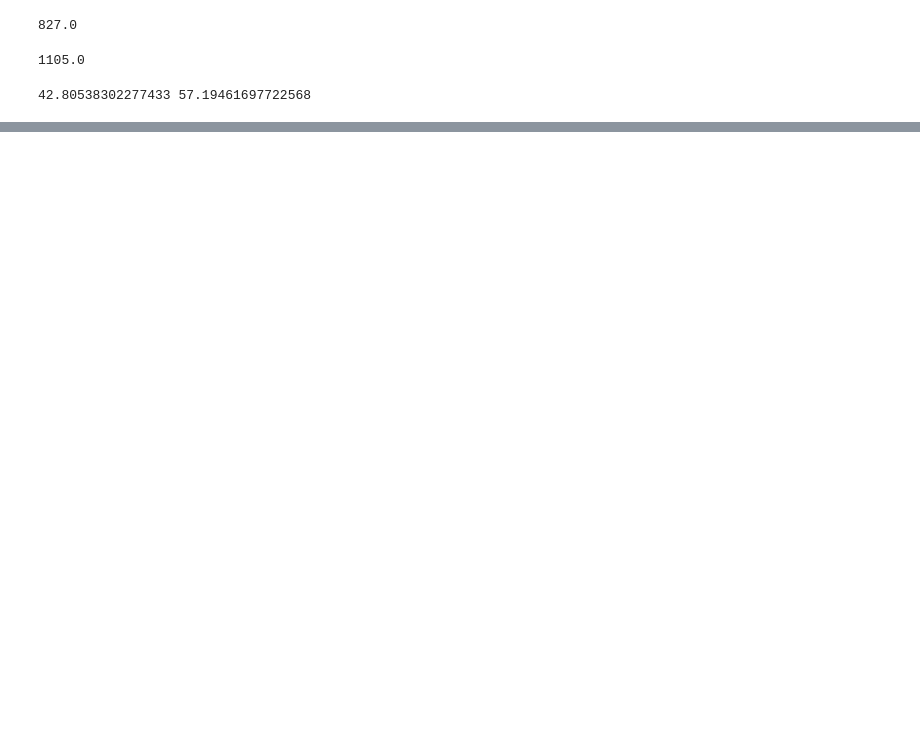
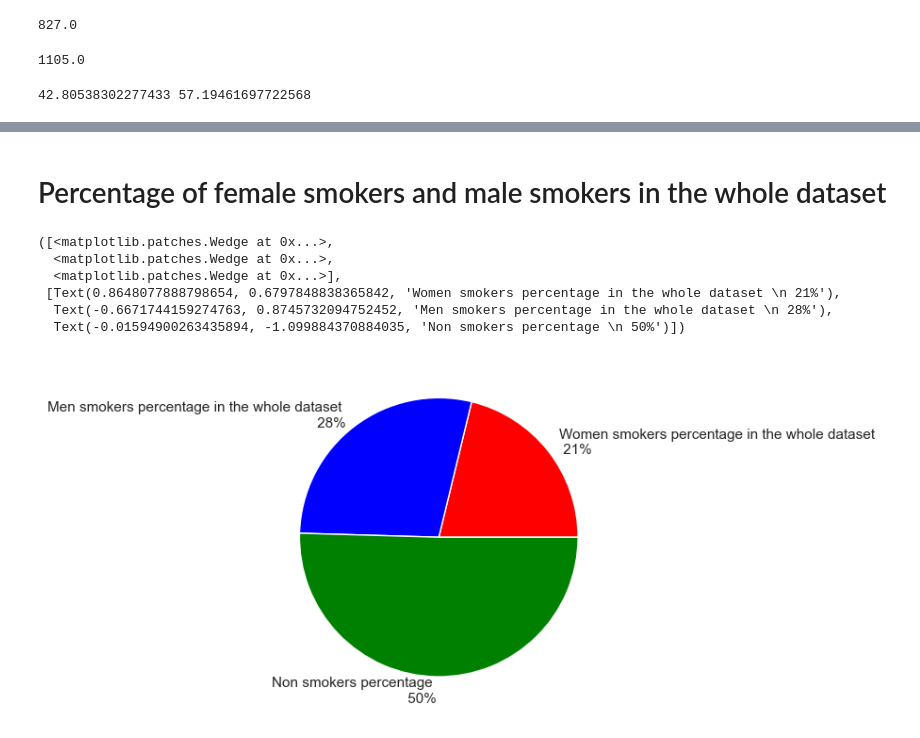
Before and after one commit to RadoslawMroz/smokers-health-data-analysis, a Jupyter notebook: main.ipynb, the cells around one changed output, grey strips where cells are left out. Cells and saved outputs as stored; diff of their text form; code cells hidden in the pictures; blank space fills up the shorter version.

```diff
--- a/main.ipynb
+++ b/main.ipynb
@@ -108,0 +116,19 @@ plt.pie([women_smokers_percentage, men_smokers_percentage],
+# %% [markdown]
+# Percentage of female smokers and male smokers in the whole dataset
+# %%
+women_smokers_percentage_in_dataset = women_smokers/all_people*100
+men_smokers_percentage_in_dataset = men_smokers/all_people*100
+non_smokers_percentage = non_smokers_counted/all_people*100
+
+plt.pie([women_smokers_percentage_in_dataset, men_smokers_percentage_in_dataset, non_smokers_percentage],
+       labels=[f'Women smokers percentage in the whole dataset \n {round(women_smokers_percentage_in_dataset)}%',
+              f'Men smokers percentage in the whole dataset \n {round(men_smokers_percentage_in_dataset)}%',
+              f'Non smokers percentage \n {round(non_smokers_percentage)}%'], colors=['red','blue','green'])
+# %% [output]
+([<matplotlib.patches.Wedge at 0x...>,
+  <matplotlib.patches.Wedge at 0x...>,
+  <matplotlib.patches.Wedge at 0x...>],
+ [Text(0.8648077888798654, 0.6797848838365842, 'Women smokers percentage in the whole dataset \n 21%'),
+  Text(-0.6671744159274763, 0.8745732094752452, 'Men smokers percentage in the whole dataset \n 28%'),
+  Text(-0.01594900263435894, -1.099884370884035, 'Non smokers percentage \n 50%')])
+[figure, added]
```
Also changed, not shown: parts of 6 cells of this notebook.
